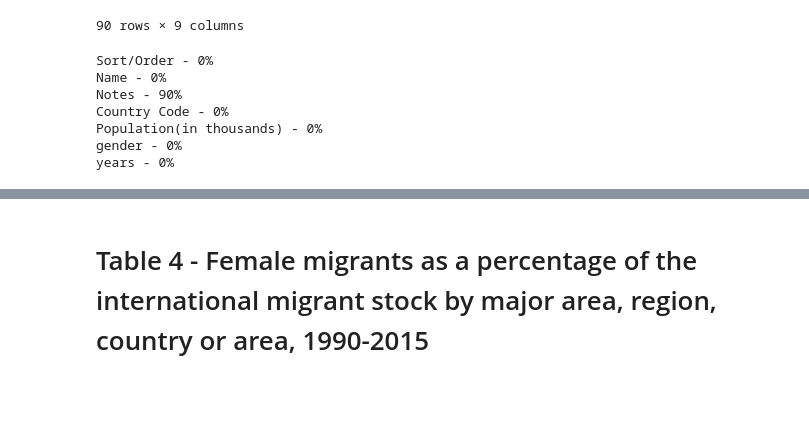
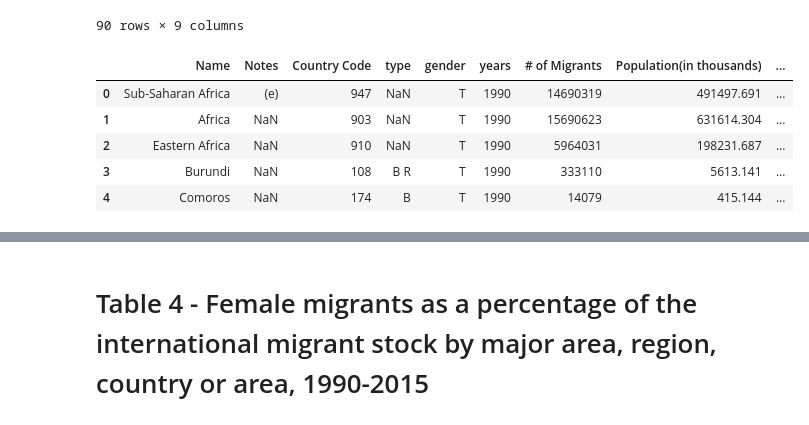
Before and after one commit to zhenwujason/inf1340-ZhenWuJason-Project, a Jupyter notebook: mid-term-project-submissions/data-cleaning.ipynb, the cells around one changed output, grey strips where cells are left out. Drawn from its saved outputs; the diff is of its cells as text; code cells hidden in the pictures; blank space fills up the shorter version.

```diff
--- a/mid-term-project-submissions/data-cleaning.ipynb
+++ b/mid-term-project-submissions/data-cleaning.ipynb
@@ -358,17 +367,14 @@ df_summary = df_sum1test2
 | 88 | Least developed countries | (d) | 941 | NaN | F | 2015 | 5493028.0 | ... |
 | 89 | Less developed regions excluding ... | NaN | 934 | NaN | F | 2015 | 39228437.0 | ... |
 90 rows × 9 columns
-# %%
-# Table 3 => Missing Data in %
-
-for col in df_sep2.columns:
-    pct_missing = np.mean(df_sep2[col].isnull())
-    print('{} - {}%'.format(col,round(pct_missing*100)))
-# %% [output]
-Sort/Order - 0%
-Name - 0%
-Notes - 90%
-Country Code - 0%
-Population(in thousands) - 0%
-gender - 0%
-years - 0%
+# %%
+# Rename Tyoe of Data column for better fixing
+df_table1.rename(columns={'Type of data(a)': "type"}, inplace=True)
+display(df_table1.head(5))
+# %% [output]
+|  | Name | Notes | Country Code | type | gender | years | # of Migrants | Population(in thousands) | ... |
+| 0 | Sub-Saharan Africa | (e) | 947 | NaN | T | 1990 | 14690319 | 491497.691 | ... |
+| 1 | Africa | NaN | 903 | NaN | T | 1990 | 15690623 | 631614.304 | ... |
+| 2 | Eastern Africa | NaN | 910 | NaN | T | 1990 | 5964031 | 198231.687 | ... |
+| 3 | Burundi | NaN | 108 | B R | T | 1990 | 333110 | 5613.141 | ... |
+| 4 | Comoros | NaN | 174 | B | T | 1990 | 14079 | 415.144 | ... |
```
Also changed, not shown: parts of 5 cells of this notebook, 2 other files.
